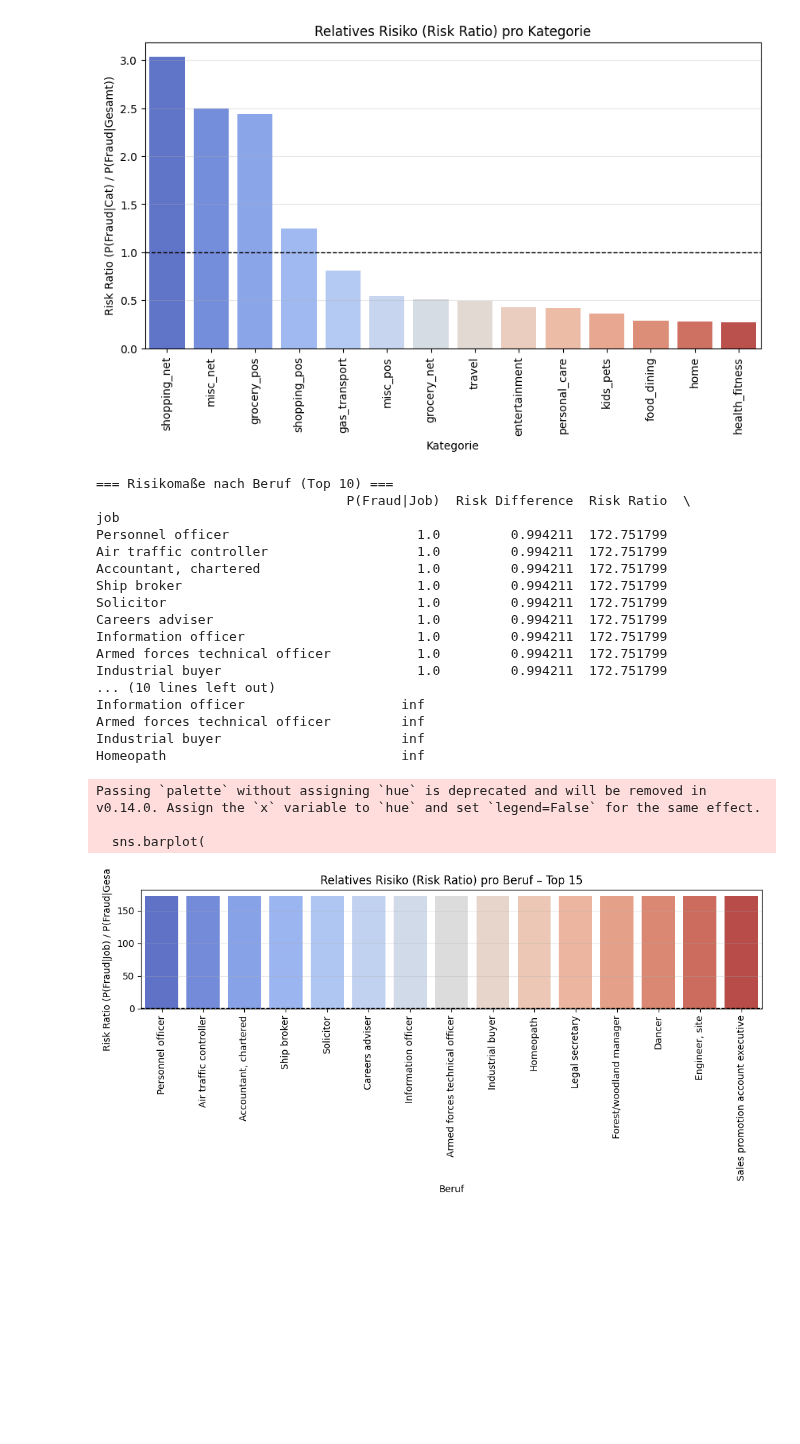
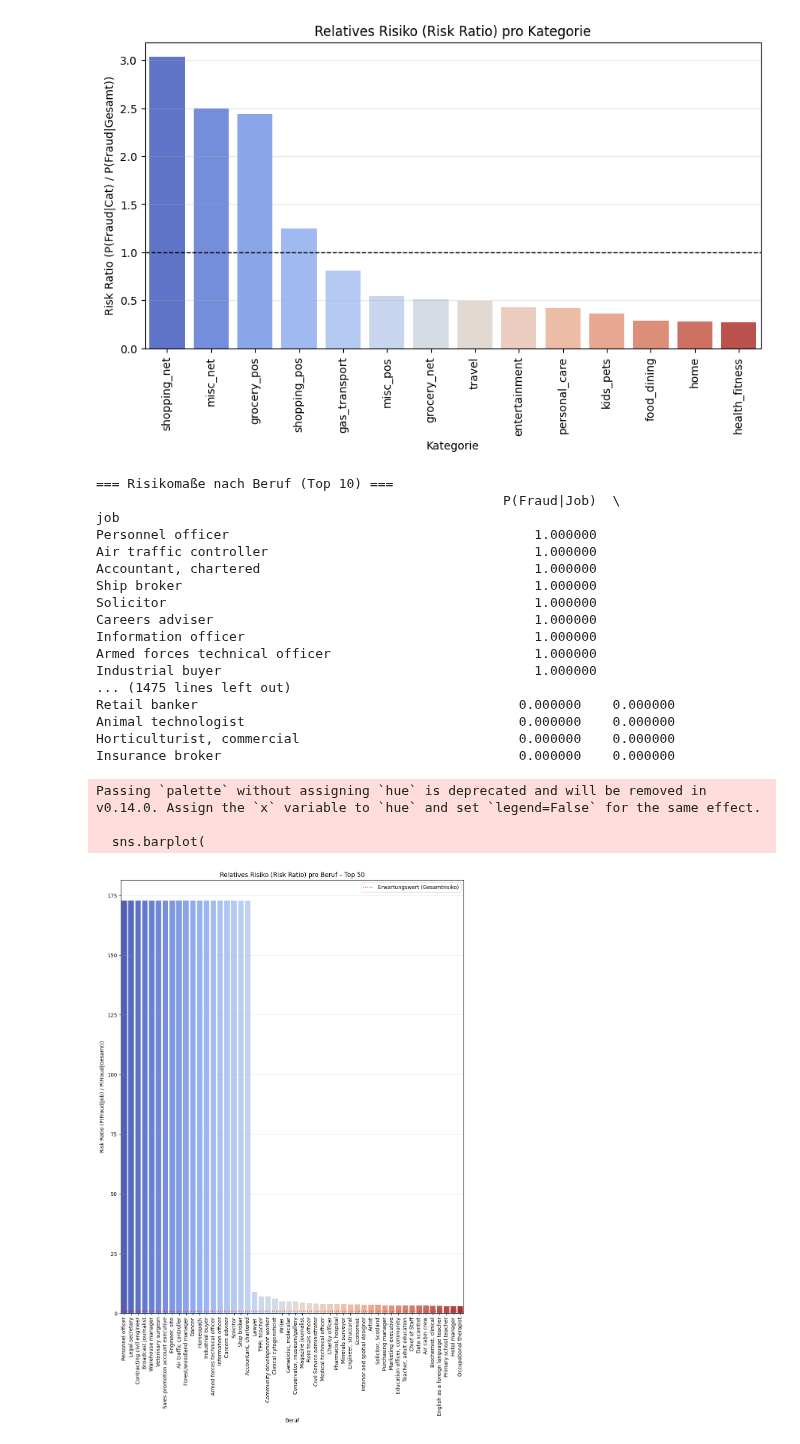
Before and after one commit to philethaler/Statistik-Datenbank, a Jupyter notebook: Analyse_5.ipynb, the cells around one changed output. Drawn from its saved outputs; the diff is of its cells as text; code cells hidden in the pictures; blank space fills up the shorter version.

```diff
--- a/Analyse_5.ipynb
+++ b/Analyse_5.ipynb
@@ -110,51 +110,54 @@ fraud_by_job = ds.groupby("job")["is_fraud"].mean().sort_values(ascending=False)
 risk_job = pd.DataFrame({
     "P(Fraud|Job)": fraud_by_job,
     "Risk Difference": fraud_by_job - p_fraud_overall,
     "Risk Ratio": fraud_by_job / p_fraud_overall,
     "Odds Ratio": (fraud_by_job / (1 - fraud_by_job)) / (p_fraud_overall / (1 - p_fraud_overall))
 }).round(6)
 
 print("=== Risikomaße nach Beruf (Top 10) ===")
-print(risk_job.head(10))
+pd.set_option('display.max_rows',risk_job.shape[0])
+print(risk_job.head(risk_job.shape[0]))
 
 # === Visualisierung: Top 15 Berufe nach Risk Ratio =======================
-top_jobs = risk_job.head(15).reset_index()
+top_jobs = risk_job.head(50).reset_index()
 
-plt.figure(figsize=(10,5))
+plt.figure(figsize=(10,15))
 sns.barplot(
     data=top_jobs,
     x="job",
     y="Risk Ratio",
     palette="coolwarm",
     order=top_jobs.sort_values("Risk Ratio", ascending=False)["job"]
 )
-plt.title("Relatives Risiko (Risk Ratio) pro Beruf – Top 15")
+plt.title("Relatives Risiko (Risk Ratio) pro Beruf – Top 50")
 plt.xlabel("Beruf")
 plt.ylabel("Risk Ratio (P(Fraud|Job) / P(Fraud|Gesamt))")
 plt.xticks(rotation=90)
-plt.axhline(1, color="black", linestyle="--", linewidth=1)
+plt.axhline(y=p_fraud_overall / p_fraud_overall, color="red", linestyle=":", linewidth=1.5, label="Erwartungswert (Gesamtrisiko)")
+plt.legend()
 plt.grid(axis="y", alpha=0.3)
+plt.axhline()
 plt.tight_layout()
 plt.show()
 # %% [output]
 === Risikomaße nach Beruf (Top 10) ===
-                                P(Fraud|Job)  Risk Difference  Risk Ratio  \
+                                                    P(Fraud|Job)  \
 job
-Personnel officer                        1.0         0.994211  172.751799
-Air traffic controller                   1.0         0.994211  172.751799
-Accountant, chartered                    1.0         0.994211  172.751799
-Ship broker                              1.0         0.994211  172.751799
-Solicitor                                1.0         0.994211  172.751799
-Careers adviser                          1.0         0.994211  172.751799
-Information officer                      1.0         0.994211  172.751799
-Armed forces technical officer           1.0         0.994211  172.751799
-Industrial buyer                         1.0         0.994211  172.751799
-... (10 lines left out)
-Information officer                    inf
-Armed forces technical officer         inf
-Industrial buyer                       inf
-Homeopath                              inf
+Personnel officer                                       1.000000
+Air traffic controller                                  1.000000
+Accountant, chartered                                   1.000000
+Ship broker                                             1.000000
+Solicitor                                               1.000000
+Careers adviser                                         1.000000
+Information officer                                     1.000000
+Armed forces technical officer                          1.000000
+Industrial buyer                                        1.000000
+... (1475 lines left out)
+Retail banker                                         0.000000    0.000000
+Animal technologist                                   0.000000    0.000000
+Horticulturist, commercial                            0.000000    0.000000
+Insurance broker                                      0.000000    0.000000
 Passing `palette` without assigning `hue` is deprecated and will be removed in v0.14.0. Assign the `x` variable to `hue` and set `legend=False` for the same effect.
 
   sns.barplot(
-[figure, old version]
+[figure, new version]
```
Also changed, not shown: parts of 1 cell of this notebook, 4 other files.
